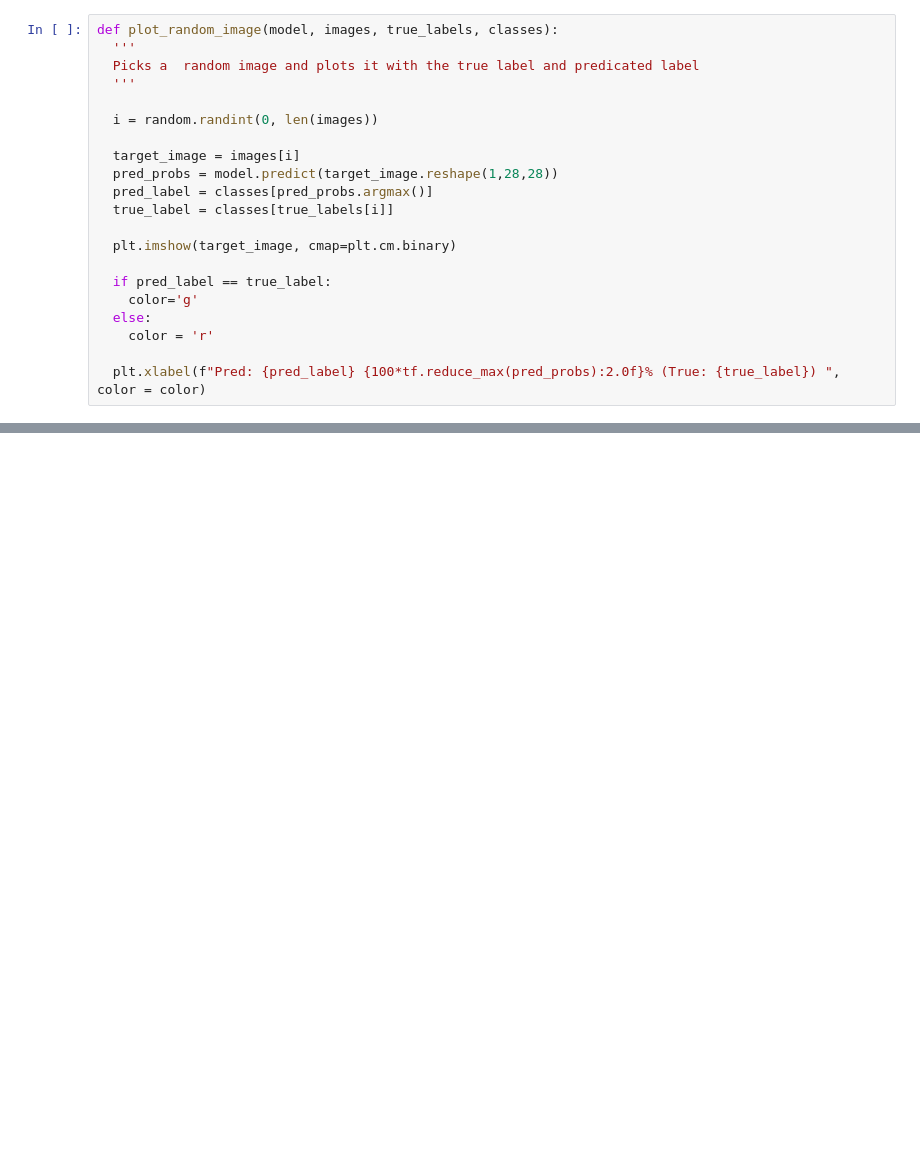
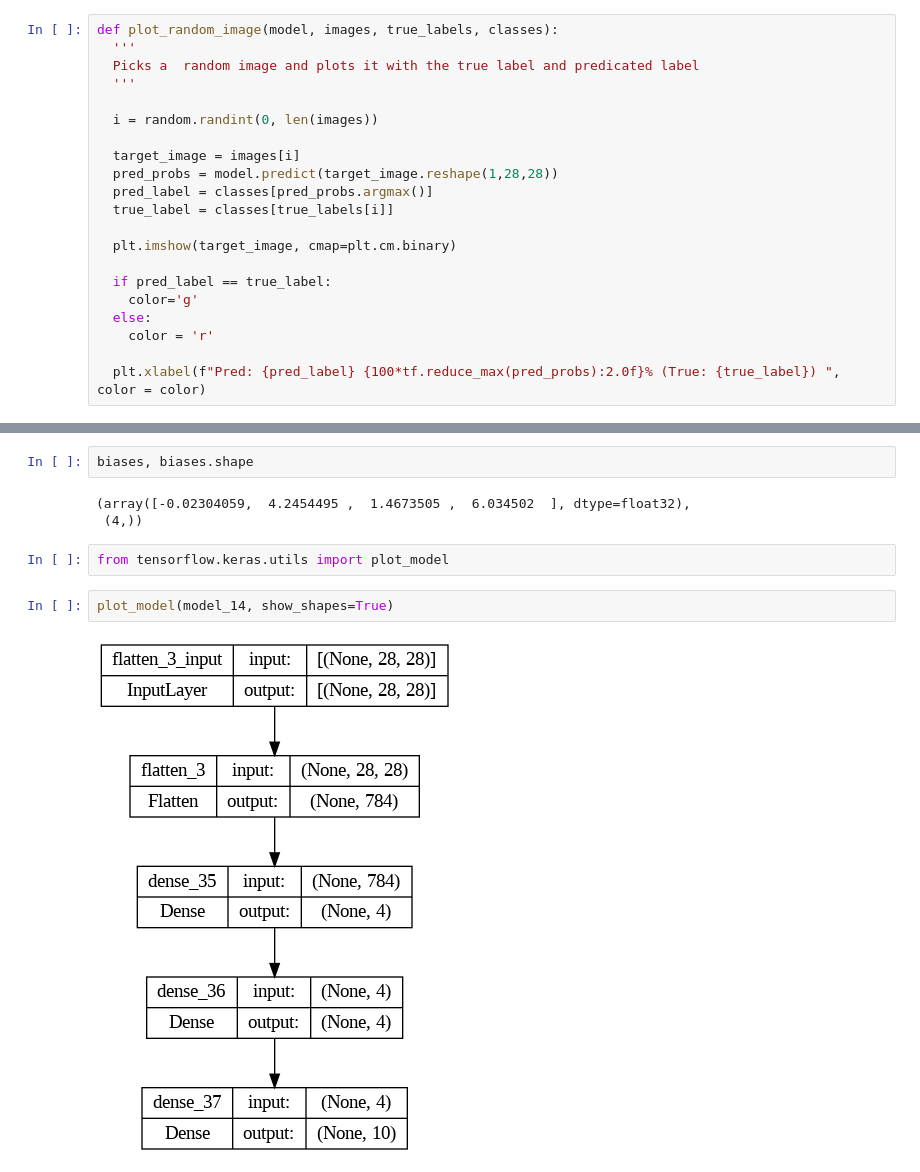
Before and after one commit to vinhpeters/tf-exam, a Jupyter notebook: 02_neural_network_classification.ipynb, the cells around one changed output, grey strips where cells are left out. Drawn from its saved outputs; the diff is of its cells as text; blank space fills up the shorter version.

```diff
--- a/02_neural_network_classification.ipynb
+++ b/02_neural_network_classification.ipynb
@@ -1086,0 +1134,11 @@ plot_random_image(model=model_14, images = test_data_norm, true_labels = test_la
+# %%
+biases, biases.shape
+# %% [output]
+(array([-0.02304059,  4.2454495 ,  1.4673505 ,  6.034502  ], dtype=float32),
+ (4,))
+# %%
+from tensorflow.keras.utils import plot_model
+# %%
+plot_model(model_14, show_shapes=True)
+# %% [output]
+[figure, added]
```
Also changed, not shown: parts of 50 cells of this notebook.
